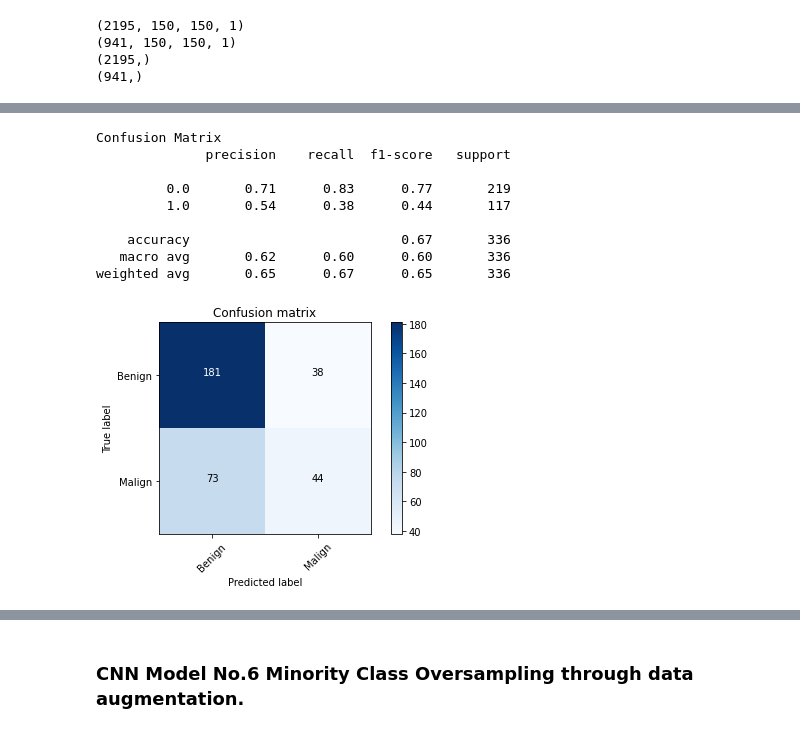
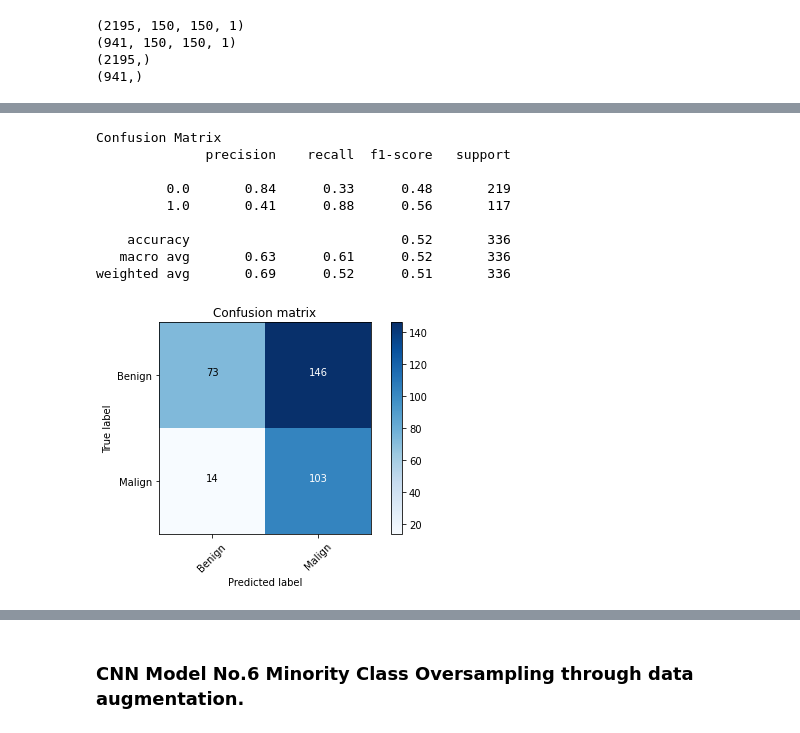
Before and after one commit to MarshaGomez/CNN-Medical-Imaging-Analysis, a Jupyter notebook: Code/Scratch_CNN_benign_vs_malign.ipynb, the cells around one changed output, grey strips where cells are left out. Cells and saved outputs as stored; diff of their text form; code cells hidden in the pictures.

```diff
--- a/Code/Scratch_CNN_benign_vs_malign.ipynb
+++ b/Code/Scratch_CNN_benign_vs_malign.ipynb
@@ -395,6 +479,15 @@ for batch, labels_batch in train_datagen.flow(train_images, train_labels, batch_
 # %%
+METRICS = [
+      metrics.BinaryAccuracy(name='acc'),
+      #metrics.Precision(name='malign_precision'),
+      #metrics.Recall(name='malign_recall'),
+      #metrics.AUC(name='auc'),
+      #metrics.TruePositives(name= "TP"),
+      #metrics.TrueNegatives(name= "TN")
+]
+
 es = tf.keras.callbacks.EarlyStopping(
-     monitor='val_loss', patience=20, verbose=0,
+     monitor='val_acc', patience=40, verbose=0,
      mode='auto', restore_best_weights=True
 )
 
@@ -406,7 +499,7 @@ model_checkpoint_callback = tf.keras.callbacks.ModelCheckpoint(
     mode='max',
     save_best_only=True)
 
-def build_model(loss_function, eval_metric=["acc"]):
+def build_model(loss_function, eval_metric=METRICS):
   model = models.Sequential()
   model.add(layers.Conv2D(32, (3, 3), activation='relu', input_shape=(150, 150, 1)))
   model.add(layers.MaxPooling2D((2, 2)))
@@ -423,8 +516,8 @@ def build_model(loss_function, eval_metric=["acc"]):
   model.add(layers.Dense(1, activation='sigmoid'))
 
   model.compile(loss=loss_function,
-              optimizer=optimizers.RMSprop(lr=1e-4), # lr = 0.0001
-              metrics=["acc"])
+              optimizer=optimizers.Adam(lr=1e-4), # lr = 0.0001
+              metrics=METRICS)
 
   return model
 
@@ -1047,6 +1497,7 @@ history = model_5.fit(train_datagen.flow(train_images_split,
                                        valid_labels_split,
                                        batch_size=BATCH_SIZE,
                                        shuffle=False),
-                    validation_steps=len(valid_labels_split) // BATCH_SIZE)
+                    validation_steps=len(valid_labels_split) // BATCH_SIZE,
+                    callbacks=[model_checkpoint_callback, es])
 # %% [output]
 Epoch 1/100
@@ -1075,22 +1534,22 @@ plt.show()
 # %%
-model_5.load_weights(checkpoint_filepath)
+#model_5.load_weights(checkpoint_filepath)
 plt_5 = plot_confusion_matrix(model_5,
                       classes,
                       test_images,
                       test_labels,
                       title='Confusion matrix',
                       cmap=plt.cm.Blues)
 
 #save plot
 plt_5.savefig(os.path.join(PLOTS_PATH, 'model_5_CM.png'))
 # %% [output]
 Confusion Matrix
               precision    recall  f1-score   support
 
-         0.0       0.71      0.83      0.77       219
-         1.0       0.54      0.38      0.44       117
+         0.0       0.84      0.33      0.48       219
+         1.0       0.41      0.88      0.56       117
 
-    accuracy                           0.67       336
-   macro avg       0.62      0.60      0.60       336
-weighted avg       0.65      0.67      0.65       336
+    accuracy                           0.52       336
+   macro avg       0.63      0.61      0.52       336
+weighted avg       0.69      0.52      0.51       336
-[figure, old version]
+[figure, new version]
```
Also changed, not shown: parts of 140 cells of this notebook.
